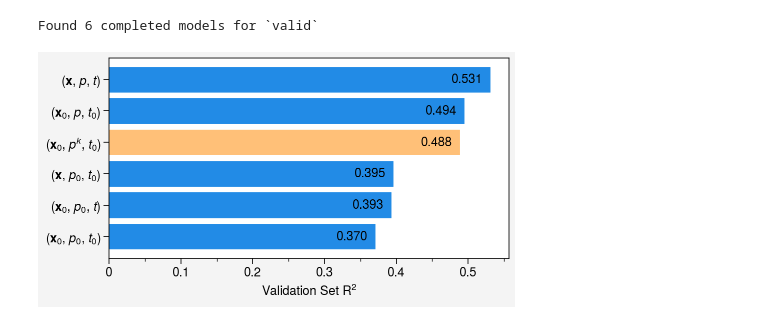
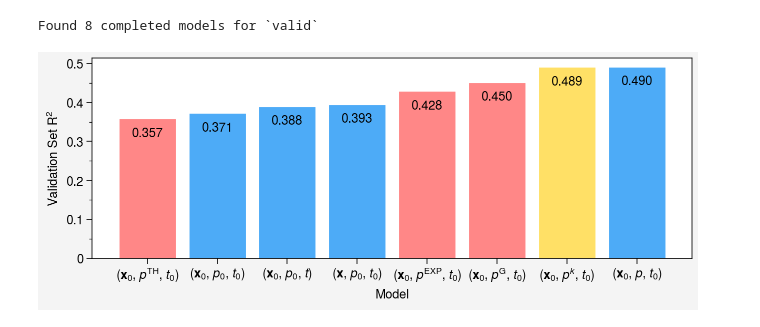
Before and after one commit to savannahferretti/monsoon-kernels, a Jupyter notebook: notebooks/bars.ipynb, the cells around one changed output. Drawn from its saved outputs; the diff is of its cells as text; code cells hidden in the pictures.

```diff
--- a/notebooks/bars.ipynb
+++ b/notebooks/bars.ipynb
@@ -31,9 +31,6 @@ for model in MODELS:
         ytrue,ypred = xr.align(truepr,predpr,join='inner')
         results[name] = dict(description=description,ytrue=ytrue,ypred=ypred)
 print(f'Found {len(results)} completed models for `{SPLIT}`')
-
-nrows = 2
-ncols = 4
 # %% [output]
-Found 6 completed models for `valid`
+Found 8 completed models for `valid`
 # %%
@@ -49,25 +39,28 @@ def get_r2(ytrue,ypred,dims=None,landfrac=None,landthresh=0.5):
     ssres = ((ytrue-ypred)**2).sum(dim=dims,skipna=True)
     sstot = ((ytrue-ytrue.mean(dim=dims,skipna=True))**2).sum(dim=dims,skipna=True)
     return 1-ssres/sstot
-# %%
-barsdata = []
-for runname,result in results.items():
-    description  = result['description']
-    ytrue,ypred = result['ytrue'],result['ypred']
-    r2 = get_r2(ytrue,ypred,dims=None)
-    color = 'orange3' if 'nonparametric' in runname else 'blue6'
-    barsdata.append((runname,description,r2,color))
-barsdata = sorted(barsdata,key=lambda x:x[2])
-
-labels = [item[1] for item in barsdata]
-r2s    = [item[2] for item in barsdata]
-colors = [item[3] for item in barsdata]
-
-fig,ax = pplt.subplots(nrows=1,ncols=1,refwidth=4,refheight=2)
-ax.format(xlabel='Validation Set R$^2$',xticks=0.1,xminorticks=0.05,ylabel='',grid=False)
-bars = ax.barh(labels,r2s,color=colors,capsize=3)
-for bar,r2 in zip(bars,r2s):
-    ax.text(bar.get_width()-0.01,bar.get_y()+bar.get_height()/2,f'{r2:.3f}',va='center',ha='right',)
-pplt.show()
-# %% [output]
-[figure, removed]
+# %%
+barsdata = []
+for runname,result in results.items():
+    description = result['description']
+    ytrue,ypred = result['ytrue'],result['ypred']
+    r2     = get_r2(ytrue,ypred,dims=None)
+    color = (
+    'yellow3' if 'nonparametric' in runname
+    else 'red4' if any(k in runname for k in ('tophat','gaussian','exponential'))
+    else 'blue4')
+    barsdata.append((runname,description,r2,color))
+barsdata = sorted(barsdata,key=lambda x:x[2])
+
+labels = [item[1] for item in barsdata]
+r2s    = [item[2] for item in barsdata]
+colors = [item[3] for item in barsdata]
+# %%
+fig,ax = pplt.subplots(nrows=1,ncols=1,refwidth=6,refheight=2)
+ax.format(xlabel='Model',ylabel='Validation Set R$^2$',yticks=0.1,yminorticks=0.05,grid=False)
+bars = ax.bar(labels,r2s,color=colors,capsize=3)
+for bar,r2 in zip(bars,r2s):
+    ax.text(bar.get_x()+bar.get_width()/2,bar.get_height()-0.02,f'{r2:.3f}',ha='center',va='top')
+pplt.show()
+# %% [output]
+[figure, added]
```
Also changed, not shown: parts of 1 cell of this notebook, 3 other files.
